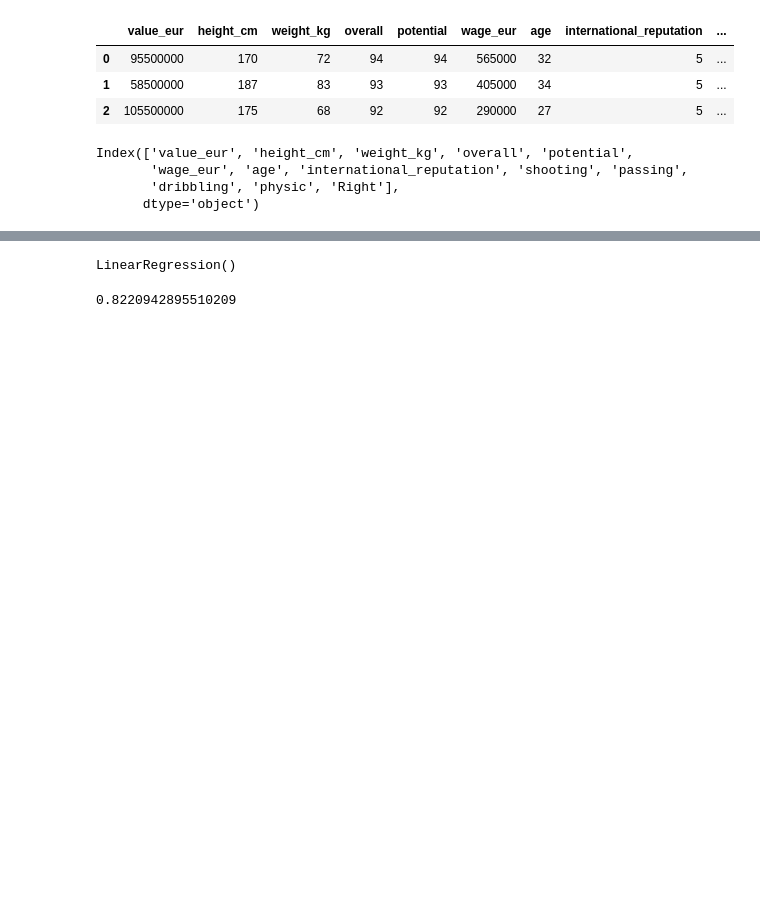
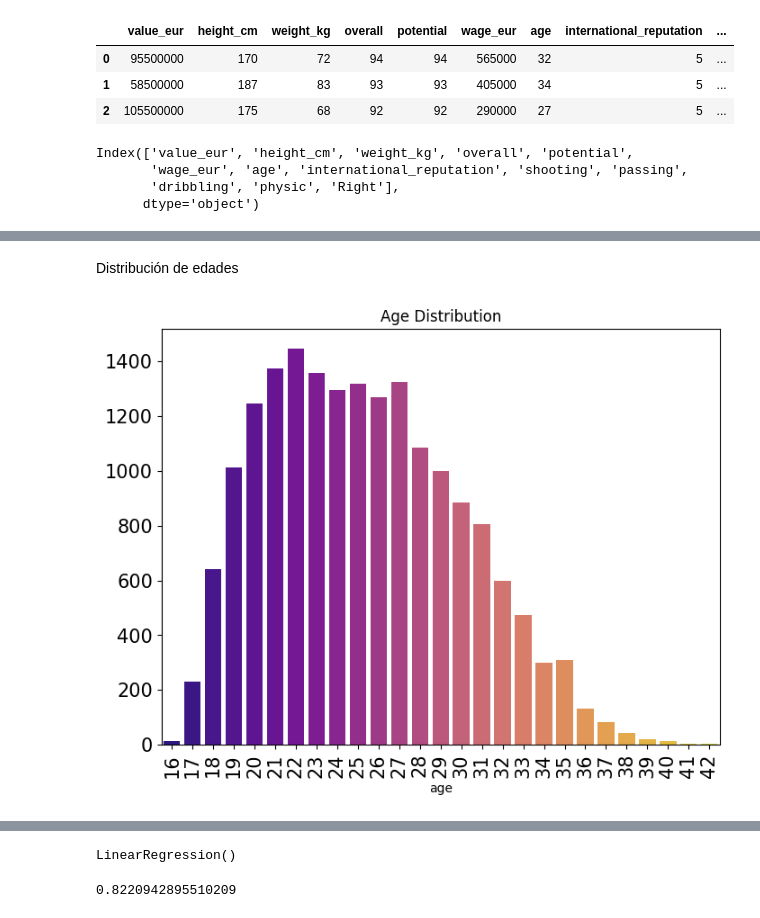
Before and after one commit to LuisBDev/FIFA-22-Player-Price-Prediction, a Jupyter notebook: Challenge1BalarezoLuis.ipynb, the cells around one changed output, grey strips where cells are left out. Saved outputs shown, nothing was run; the diff lists cells and outputs as text; code cells hidden in the pictures; blank space fills up the shorter version.

```diff
--- a/Challenge1BalarezoLuis.ipynb
+++ b/Challenge1BalarezoLuis.ipynb
@@ -186,3 +186,15 @@ data_clean.describe()
 | 50% | 7.000000e+05 | 181.000000 | 75.000000 | 66.000000 | 71.000000 | 3000.000000 | 25.000000 | 1.000000 | ... |
 | 75% | 2.100000e+06 | 186.000000 | 80.000000 | 71.000000 | 75.000000 | 8000.000000 | 29.000000 | 1.000000 | ... |
 | max | 1.055000e+08 | 205.000000 | 110.000000 | 94.000000 | 95.000000 | 565000.000000 | 42.000000 | 5.000000 | ... |
+# %% [markdown]
+Distribución de edades
+# %%
+plt.figure(figsize=(8, 6))
+sns.barplot(x=data_clean.age.value_counts().index, y=data_clean.age.value_counts().values,palette="plasma",capsize=.2)
+
+plt.xticks(fontsize=15, rotation=90)
+plt.yticks(fontsize=15)
+plt.title('Age Distribution')
+plt.show()
+# %% [output]
+[figure, added]
```
Also changed, not shown: parts of 3 cells of this notebook.
